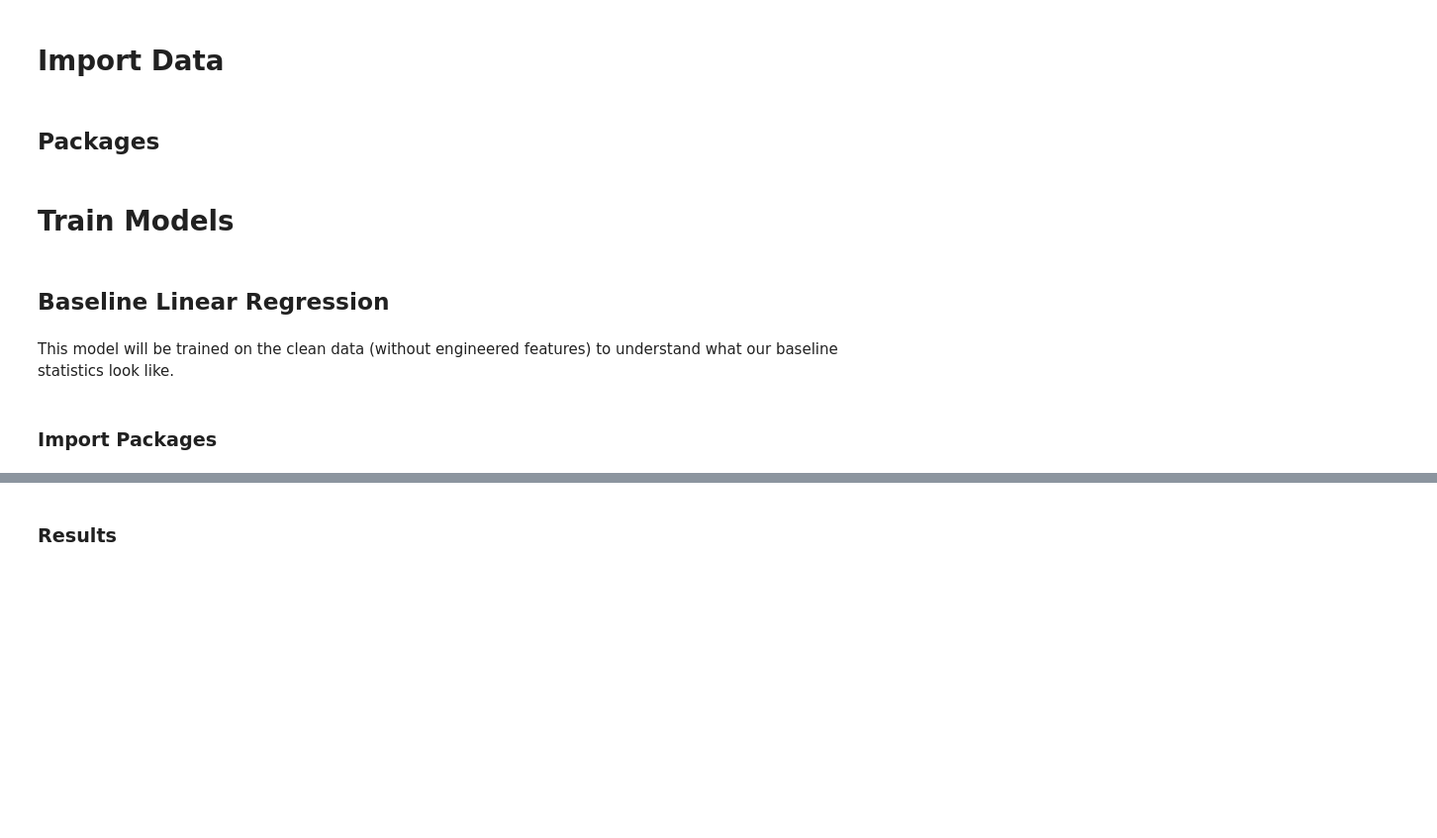
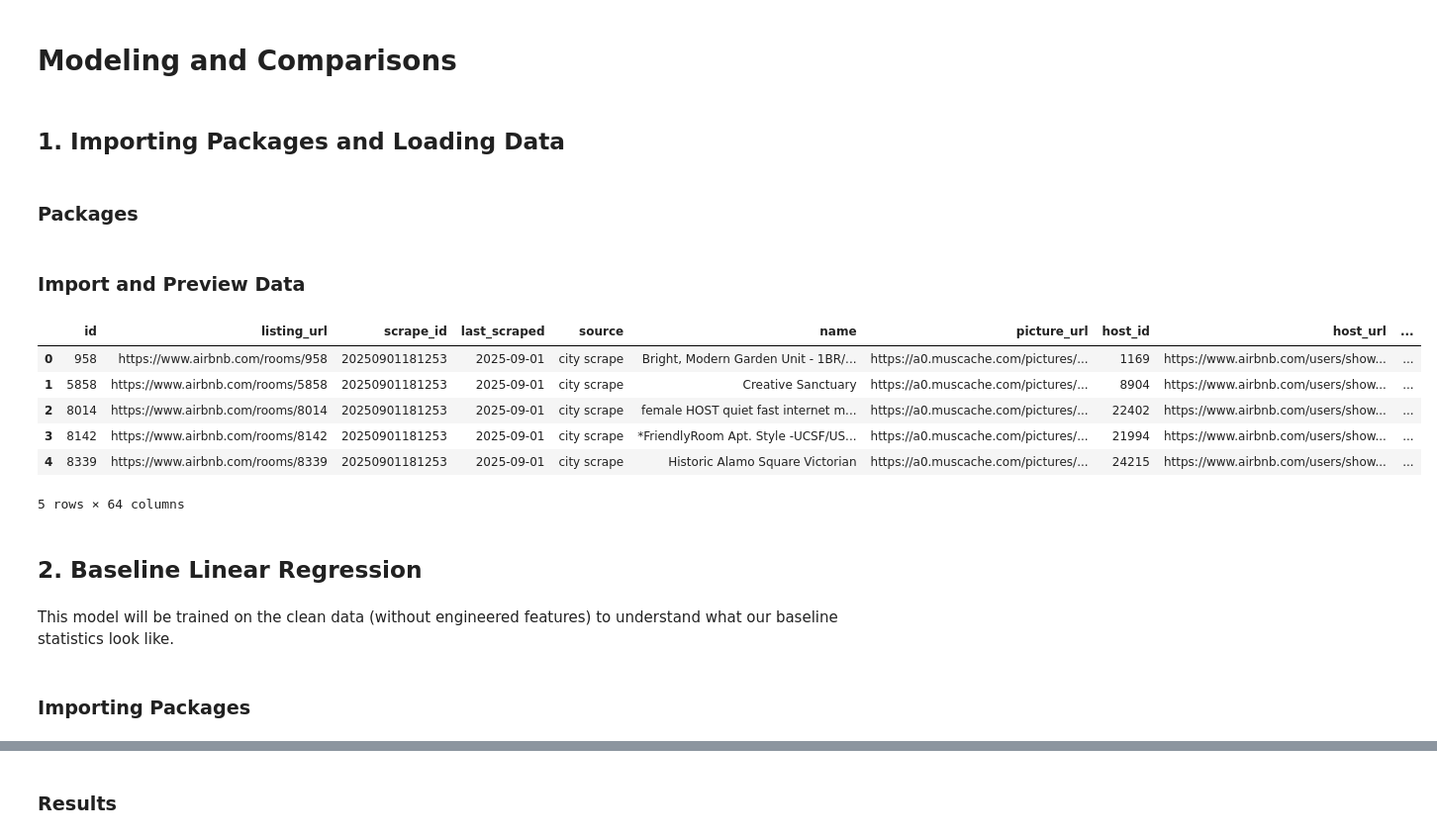
Before and after one commit to matteosaisi/airbnb-pricing-optimization, a Jupyter notebook: notebooks/03_modeling_and_comparison.ipynb, the cells around one changed output, grey strips where cells are left out. Shown: that part at 99% size. Saved outputs shown, nothing was run; the diff lists cells and outputs as text; code cells hidden in the pictures; blank space fills up the shorter version.

```diff
--- a/notebooks/03_modeling_and_comparison.ipynb
+++ b/notebooks/03_modeling_and_comparison.ipynb
@@ -1,24 +1,36 @@
 # %% [markdown]
-# Import Data
+# Modeling and Comparisons
 # %% [markdown]
-## Packages
+## 1. Importing Packages and Loading Data
+# %% [markdown]
+### Packages
 # %%
 import pandas as pd
 import numpy as np
 from plotnine import *
 import seaborn as sns
+# %% [markdown]
+### Import and Preview Data
 # %%
 # clean df
+df_clean = pd.read_csv("/Users/matteo/Documents/PersonalProjects/airbnb-pricing-optimization/data/listings_clean.csv")
+df_clean.head()
+# %% [output]
+|  | id | listing_url | scrape_id | last_scraped | source | name | picture_url | host_id | host_url | ... |
+| 0 | 958 | https://www.airbnb.com/rooms/958 | 20250901181253 | 2025-09-01 | city scrape | Bright, Modern Garden Unit - 1BR/... | https://a0.muscache.com/pictures/... | 1169 | https://www.airbnb.com/users/show... | ... |
+| 1 | 5858 | https://www.airbnb.com/rooms/5858 | 20250901181253 | 2025-09-01 | city scrape | Creative Sanctuary | https://a0.muscache.com/pictures/... | 8904 | https://www.airbnb.com/users/show... | ... |
+| 2 | 8014 | https://www.airbnb.com/rooms/8014 | 20250901181253 | 2025-09-01 | city scrape | female HOST quiet fast internet m... | https://a0.muscache.com/pictures/... | 22402 | https://www.airbnb.com/users/show... | ... |
+| 3 | 8142 | https://www.airbnb.com/rooms/8142 | 20250901181253 | 2025-09-01 | city scrape | *FriendlyRoom Apt. Style -UCSF/US... | https://a0.muscache.com/pictures/... | 21994 | https://www.airbnb.com/users/show... | ... |
+| 4 | 8339 | https://www.airbnb.com/rooms/8339 | 20250901181253 | 2025-09-01 | city scrape | Historic Alamo Square Victorian | https://a0.muscache.com/pictures/... | 24215 | https://www.airbnb.com/users/show... | ... |
+5 rows × 64 columns
 # %%
 # clean + engineered features
-# %% [markdown]
-# Train Models
 # %% [markdown]
-## Baseline Linear Regression
+## 2. Baseline Linear Regression
 # %% [markdown]
 This model will be trained on the clean data (without engineered features) to understand what our baseline statistics look like.
 # %% [markdown]
-### Import Packages
+### Importing Packages
 # %%
 from sklearn.model_selection import train_test_split
 from sklearn.linear_model import LinearRegression
```
Also changed, not shown: parts of 7 cells of this notebook, 2 other files.
